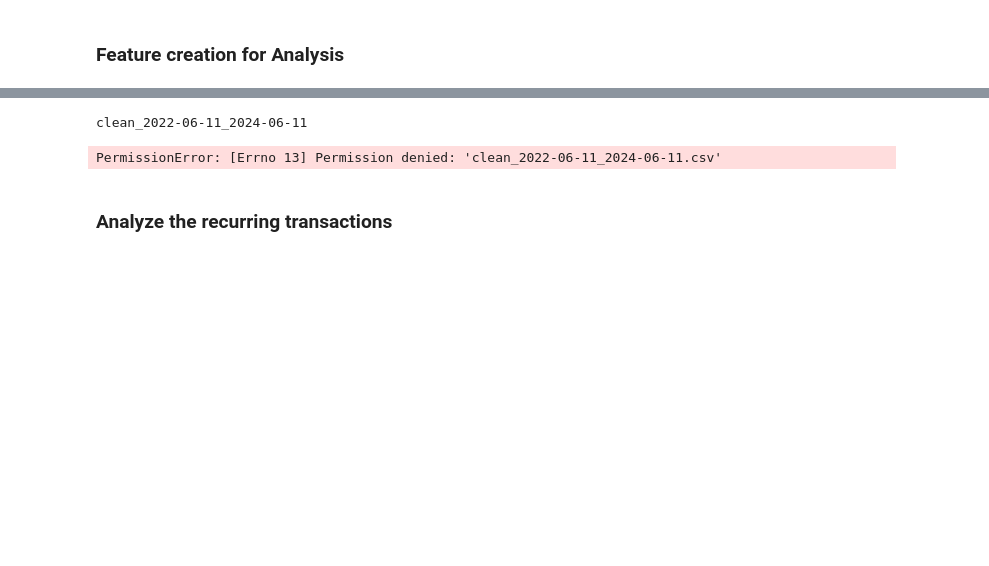
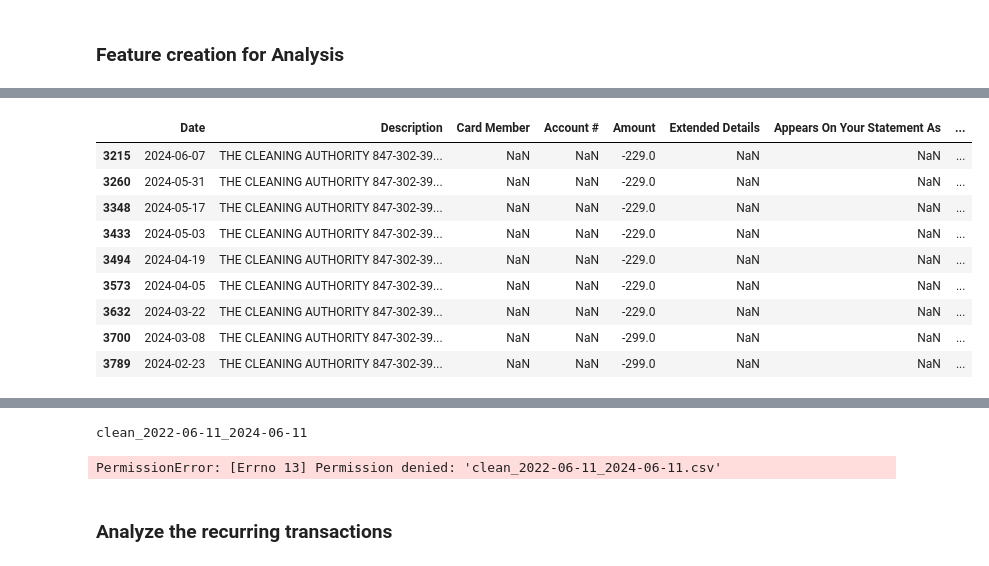
Before and after one commit to blombard24/financial-account-analysis, a Jupyter notebook: account_mapper.ipynb, the cells around one changed output, grey strips where cells are left out. Drawn from its saved outputs; the diff is of its cells as text; code cells hidden in the pictures; blank space fills up the shorter version.

```diff
--- a/account_mapper.ipynb
+++ b/account_mapper.ipynb
@@ -144,0 +177,15 @@ df = df.sort_values('Date', ascending=False)
+# %%
+targ_string = 'cleaning'
+
+df[df['Description'].str.contains(targ_string,case=False) ]
+# %% [output]
+|  | Date | Description | Card Member | Account # | Amount | Extended Details | Appears On Your Statement As | ... |
+| 3215 | 2024-06-07 | THE CLEANING AUTHORITY 847-302-39... | NaN | NaN | -229.0 | NaN | NaN | ... |
+| 3260 | 2024-05-31 | THE CLEANING AUTHORITY 847-302-39... | NaN | NaN | -229.0 | NaN | NaN | ... |
+| 3348 | 2024-05-17 | THE CLEANING AUTHORITY 847-302-39... | NaN | NaN | -229.0 | NaN | NaN | ... |
+| 3433 | 2024-05-03 | THE CLEANING AUTHORITY 847-302-39... | NaN | NaN | -229.0 | NaN | NaN | ... |
+| 3494 | 2024-04-19 | THE CLEANING AUTHORITY 847-302-39... | NaN | NaN | -229.0 | NaN | NaN | ... |
+| 3573 | 2024-04-05 | THE CLEANING AUTHORITY 847-302-39... | NaN | NaN | -229.0 | NaN | NaN | ... |
+| 3632 | 2024-03-22 | THE CLEANING AUTHORITY 847-302-39... | NaN | NaN | -229.0 | NaN | NaN | ... |
+| 3700 | 2024-03-08 | THE CLEANING AUTHORITY 847-302-39... | NaN | NaN | -299.0 | NaN | NaN | ... |
+| 3789 | 2024-02-23 | THE CLEANING AUTHORITY 847-302-39... | NaN | NaN | -299.0 | NaN | NaN | ... |
```
Also changed, not shown: parts of 7 cells of this notebook, 1 other file.
